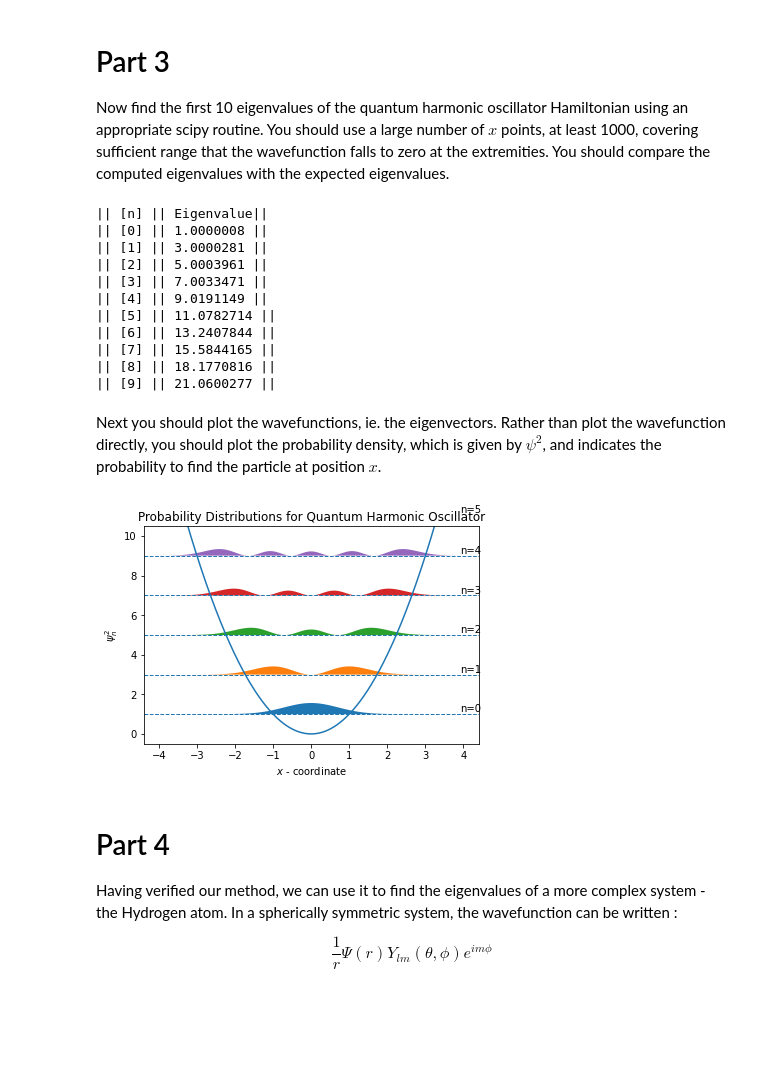
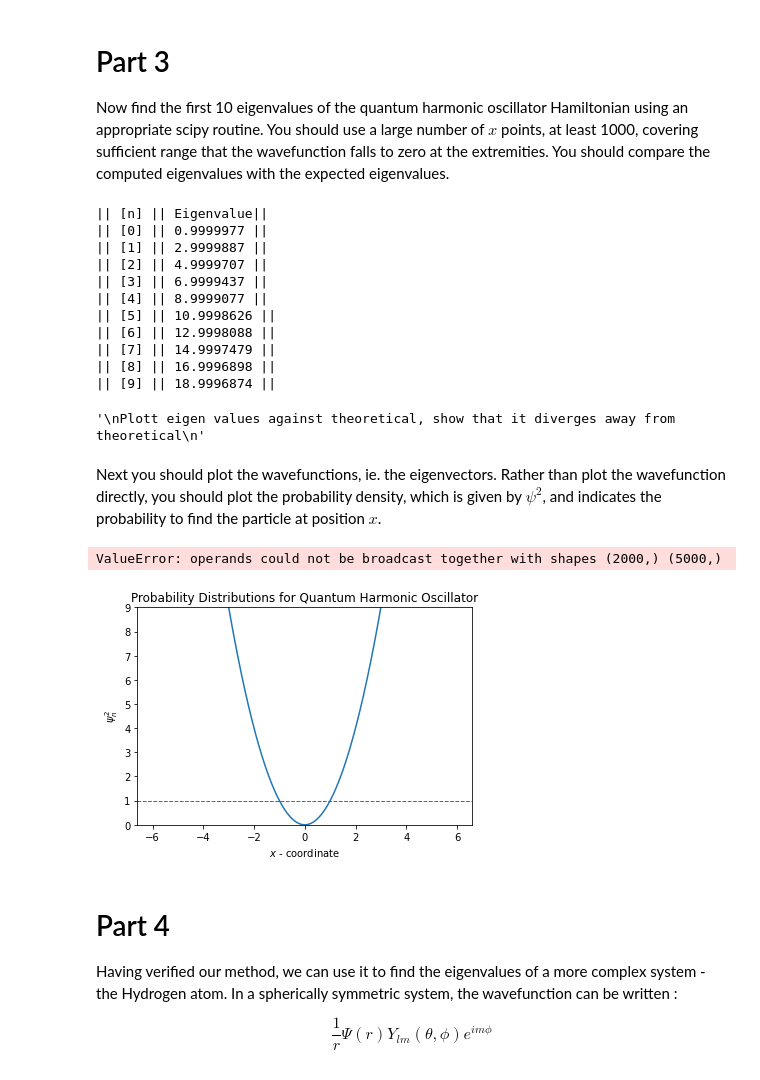
Before and after one commit to sam-you-ell/Computational-Physics, a Jupyter notebook: LinAlgEx2.ipynb, the cells around one changed output. Saved outputs shown, nothing was run; the diff lists cells and outputs as text; code cells hidden in the pictures; blank space fills up the shorter version.

```diff
--- a/LinAlgEx2.ipynb
+++ b/LinAlgEx2.ipynb
@@ -119,52 +122,63 @@ print(hamiltonian2(xs, potential_qho(xs)))
 
 Now find the first 10 eigenvalues of the quantum harmonic oscillator Hamiltonian using an appropriate scipy routine. You should use a large number of $x$ points, at least 1000, covering sufficient range that the wavefunction falls to zero at the extremities. You should compare the computed eigenvalues with the expected eigenvalues.
 # %%
-points = np.linspace(-4, 4, 5000)
-evals, evects = linalg.eigh(hamiltonian2(points, potential_qho(points)))
+points = np.linspace(-6, 6, 2000)
 
-index= np.argsort(evals)
-evals = np.real(evals[index])
-evects = evects[:, index]
-dx = points[1] - points[0]
-evectsNormalised = np.zeros_like(evects)
-for i in range(len(points)):
-    normalisation = integrate.trapz(evects[:,i]**2,dx=dx)
-    evectsNormalised[:,i]=  evects[:,i]/np.sqrt(normalisation)
+
+def solveHam(x, v):
+    dx = x[1] - x[0]
+    evals, evects = linalg.eigh(hamiltonian2(x, v))
+
+    index= np.argsort(evals)
+    evals = np.real(evals[index])
+
+    evects = evects[:, index]
+
+    evectsNorm = np.zeros_like(evects)
+    for i in range(len(points)):
+        normalisationfactor = integrate.trapz(evects[:,i]**2,dx=dx)
+        evectsNorm[:,i]=  evects[:,i]/np.sqrt(normalisationfactor)
+
+    return evals, evectsNorm
+eigenvalues = solveHam(points, potential_qho(points))[0]
+eigenvectors = solveHam(points, potential_qho(points))[1]
 
 print("|| [n]","||", 'Eigenvalue' "||")
 for i in range(10):
-    print('||',[i],'||',"%.7f"%evals[i], "||")
+    print('||',[i],'||',"%.7f"%eigenvalues[i], "||")
 
 """
 Plott eigen values against theoretical, show that it diverges away from theoretical
 """
 # %% [output]
 || [n] || Eigenvalue||
-|| [0] || 1.0000008 ||
-|| [1] || 3.0000281 ||
-|| [2] || 5.0003961 ||
-|| [3] || 7.0033471 ||
-|| [4] || 9.0191149 ||
-|| [5] || 11.0782714 ||
-|| [6] || 13.2407844 ||
-|| [7] || 15.5844165 ||
-|| [8] || 18.1770816 ||
-|| [9] || 21.0600277 ||
+|| [0] || 0.9999977 ||
+|| [1] || 2.9999887 ||
+|| [2] || 4.9999707 ||
+|| [3] || 6.9999437 ||
+|| [4] || 8.9999077 ||
+|| [5] || 10.9998626 ||
+|| [6] || 12.9998088 ||
+|| [7] || 14.9997479 ||
+|| [8] || 16.9996898 ||
+|| [9] || 18.9996874 ||
+'\nPlott eigen values against theoretical, show that it diverges away from theoretical\n'
 # %% [markdown]
 Next you should plot the wavefunctions, ie. the eigenvectors.  Rather than plot the wavefunction directly, you should plot the probability density, which is given by $\psi^2$, and indicates the probability to find the particle at position $x$.
 # %%
 #plt.xlim((x[0], x[-1]))
-plt.ylim((-0.5, 10.5))
+plt.ylim((0, 9))
 plt.title("Probability Distributions for Quantum Harmonic Oscillator")
 plt.xlabel('$x$ - coordinate')
 plt.ylabel('$\psi^2_n$')
 plt.plot(points, potential_qho(points))
-for i in range(6):
+for i in range(4):
     plt.axhline(evals[i], ls = '--', lw = 1)
     plt.fill_between(points, evals[i], evals[i] + evectsNormalised[:,i]**2, lw = 0)
-    plt.text(points[-50], 0.1+evals[i], f"n={i}")
+    plt.text(points[-100], 0.1+evals[i], f"n={i}")
 # %% [output]
+ValueError: operands could not be broadcast together with shapes (2000,) (5000,)
-[figure, old version]
+[figure, new version]
 # %% [markdown]
 # Part 4
 
```
Also changed, not shown: parts of 3 cells of this notebook.
